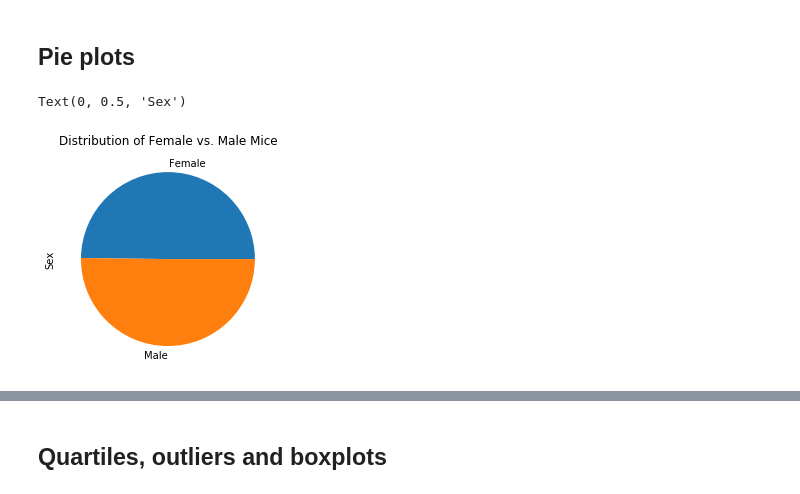
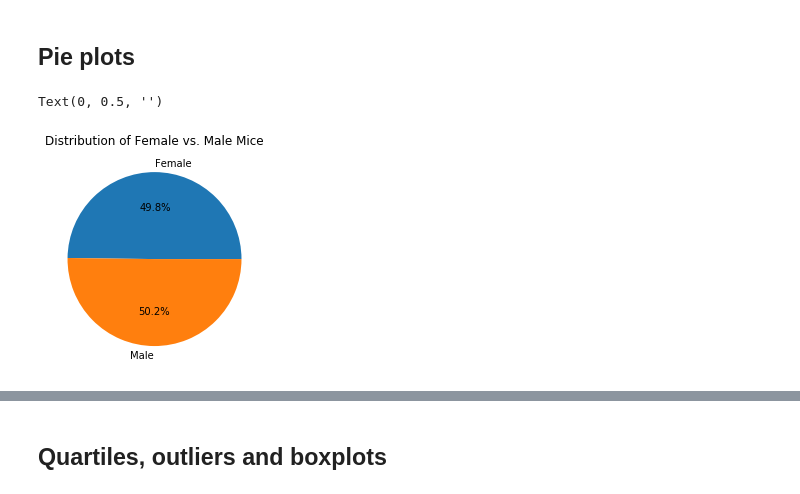
Before and after one commit to jaime030690/matplotlib-hw, a Jupyter notebook: Pymaceuticals/pymaceuticals_starter.ipynb, the cells around one changed output, grey strips where cells are left out. Saved outputs shown, nothing was run; the diff lists cells and outputs as text; code cells hidden in the pictures.

Commit message:
Completed second pie chart.

```diff
--- a/Pymaceuticals/pymaceuticals_starter.ipynb
+++ b/Pymaceuticals/pymaceuticals_starter.ipynb
@@ -95,13 +95,13 @@ plt.show()
 # %%
 # Generate a pie plot showing the distribution of female versus male mice using pandas
 sex_df = df.groupby('Sex')
 sex_df = sex_df['Mouse ID'].nunique()
 
-ax = sex_df.plot.pie()
+ax = sex_df.plot.pie(autopct = '%1.1f%%')
 ax.set_title('Distribution of Female vs. Male Mice')
-ax.set_ylabel('Sex')
+ax.set_ylabel('')
 # %% [output]
-Text(0, 0.5, 'Sex')
+Text(0, 0.5, '')
-[figure, old version]
+[figure, new version]
 # %%
 # Generate a pie plot showing the distribution of female versus male mice using pyplot
```
Also changed, not shown: parts of 1 cell of this notebook.
